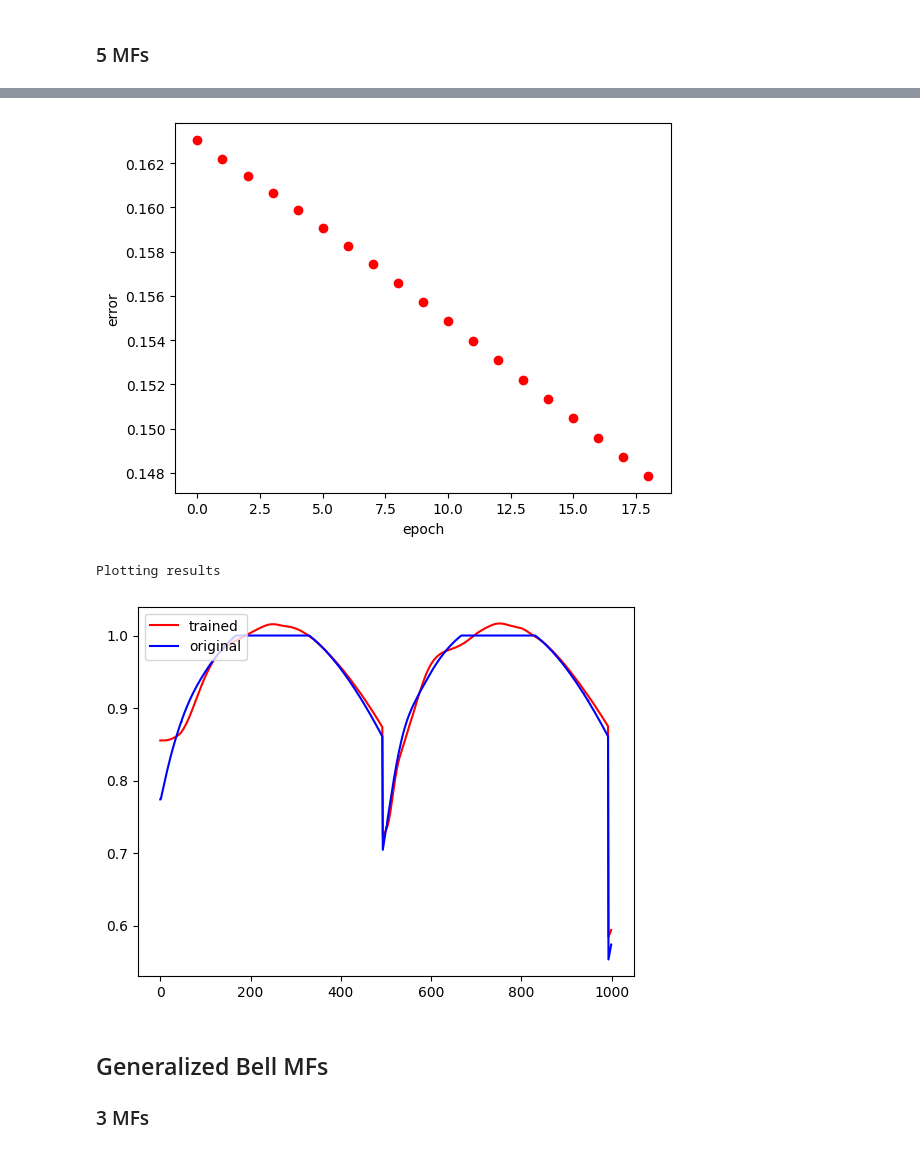
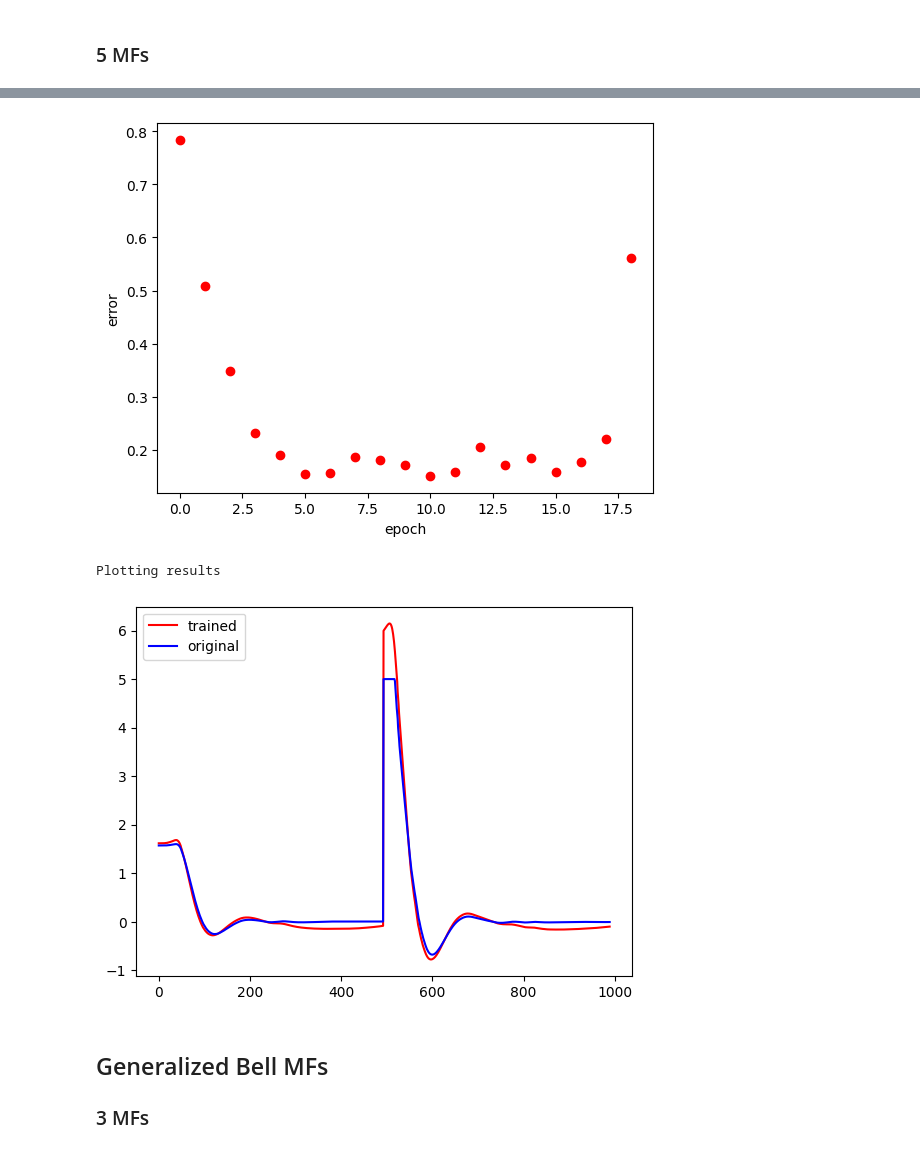
Before and after one commit to Esteb37/fuzzy-control, a Jupyter notebook: anfis/anfis/ANFIS.ipynb, the cells around one changed output, grey strips where cells are left out. Drawn from its saved outputs; the diff is of its cells as text; code cells hidden in the pictures.

```diff
--- a/anfis/anfis/ANFIS.ipynb
+++ b/anfis/anfis/ANFIS.ipynb
@@ -6,7 +6,7 @@ import numpy as np
 import matplotlib.pyplot as plt
 
 ts = np.load(
-    "C:/Users/Esteban/Documents/Escuela/Robotica/Fuzzy/anfis/anfis/datos.npy")
+    "C:/Users/esteb/OneDrive/Documents/Escuela/Robótica/Fuzzy/anfis/anfis/datos.npy")[:-10]
 
 # Normalize
 #ts = ts / ts.max(axis=0)
@@ -356,5 +132,5 @@ Plotting results
 # %% [markdown]
 ### 5 MFs
 # %%
-test(X, Y, 5, "gaussmf")
+test(X, Y, 5, "gaussmf", k = 0.5)
 # %% [output]
@@ -380,7 +153,7 @@ current error: 0.1478626515999672
 Plotting errors
-[figure, old version]
+[figure, new version]
 Plotting results
-[figure, old version]
+[figure, new version]
 # %% [markdown]
 ## Generalized Bell MFs
 
```
Also changed, not shown: parts of 29 cells of this notebook.
